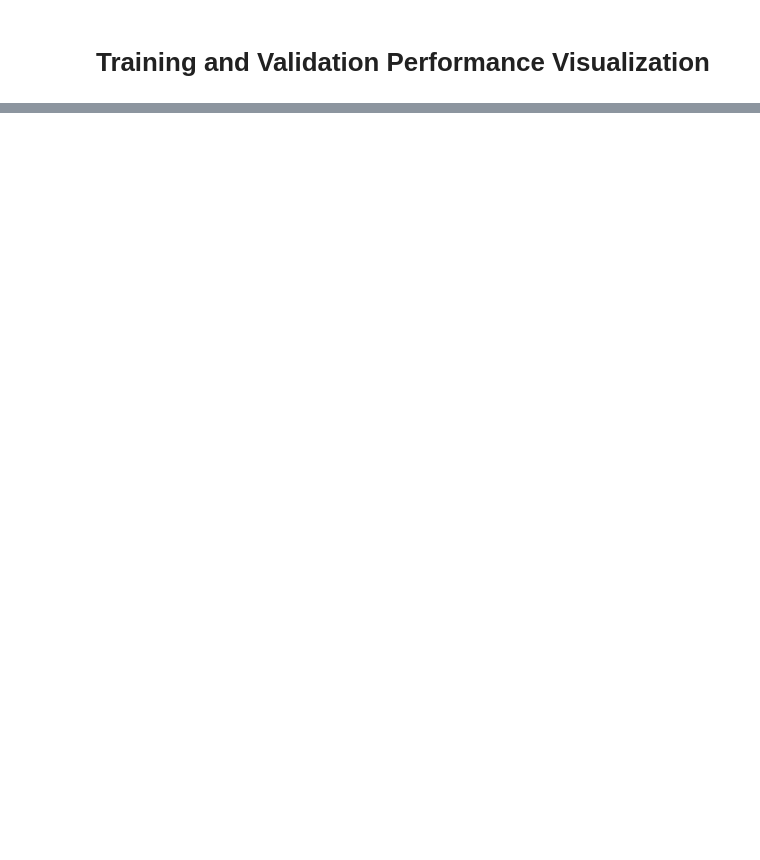
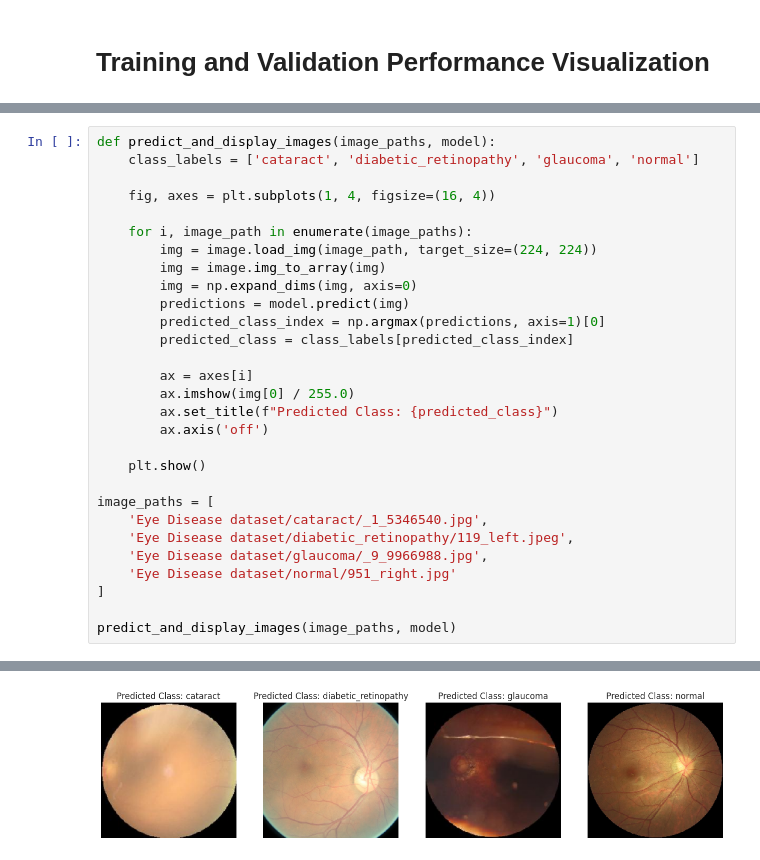
Before and after one commit to vamsibramhadevi/Eye-Disease-Classification, a Jupyter notebook: Eye Disease Classification.ipynb, the cells around one changed output, grey strips where cells are left out. Cells and saved outputs as stored; diff of their text form; blank space fills up the shorter version.

```diff
--- a/Eye Disease Classification.ipynb
+++ b/Eye Disease Classification.ipynb
@@ -321,0 +417,30 @@ NameError: name 'history' is not defined
+# %%
+def predict_and_display_images(image_paths, model):
+    class_labels = ['cataract', 'diabetic_retinopathy', 'glaucoma', 'normal']
+
+    fig, axes = plt.subplots(1, 4, figsize=(16, 4))
+
+    for i, image_path in enumerate(image_paths):
+        img = image.load_img(image_path, target_size=(224, 224))
+        img = image.img_to_array(img)
+        img = np.expand_dims(img, axis=0)
+        predictions = model.predict(img)
+        predicted_class_index = np.argmax(predictions, axis=1)[0]
+        predicted_class = class_labels[predicted_class_index]
+
+        ax = axes[i]
+        ax.imshow(img[0] / 255.0)
+        ax.set_title(f"Predicted Class: {predicted_class}")
+        ax.axis('off')
+
+    plt.show()
+
+image_paths = [
+    'Eye Disease dataset/cataract/_1_5346540.jpg',
+    'Eye Disease dataset/diabetic_retinopathy/119_left.jpeg',
+    'Eye Disease dataset/glaucoma/_9_9966988.jpg',
+    'Eye Disease dataset/normal/951_right.jpg'
+]
+
+predict_and_display_images(image_paths, model)
+# %% [output]
@@ -321,0 +451 @@ NameError: name 'history' is not defined
+[figure, added]
```
Also changed, not shown: parts of 17 cells of this notebook, 3 other files.
